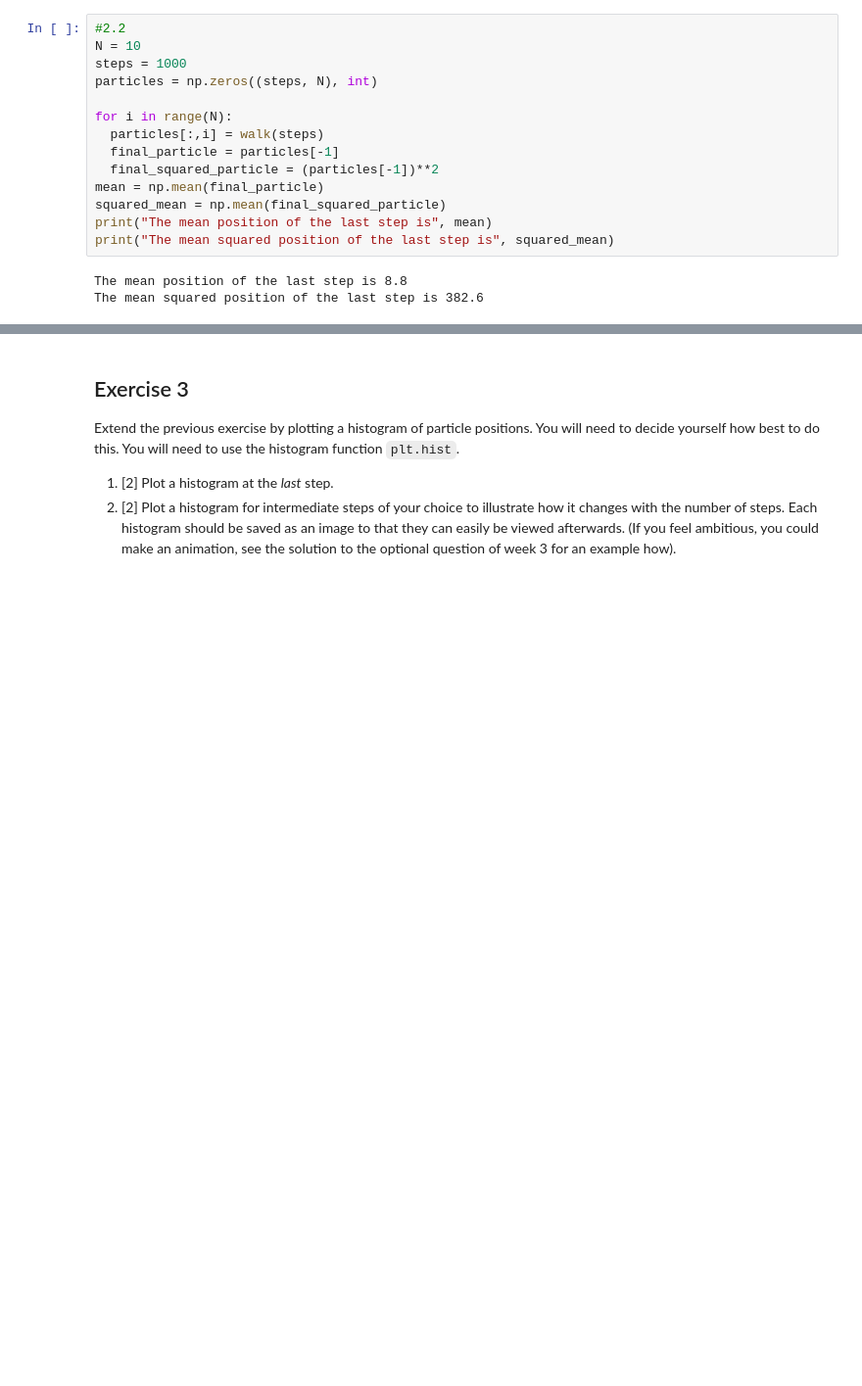
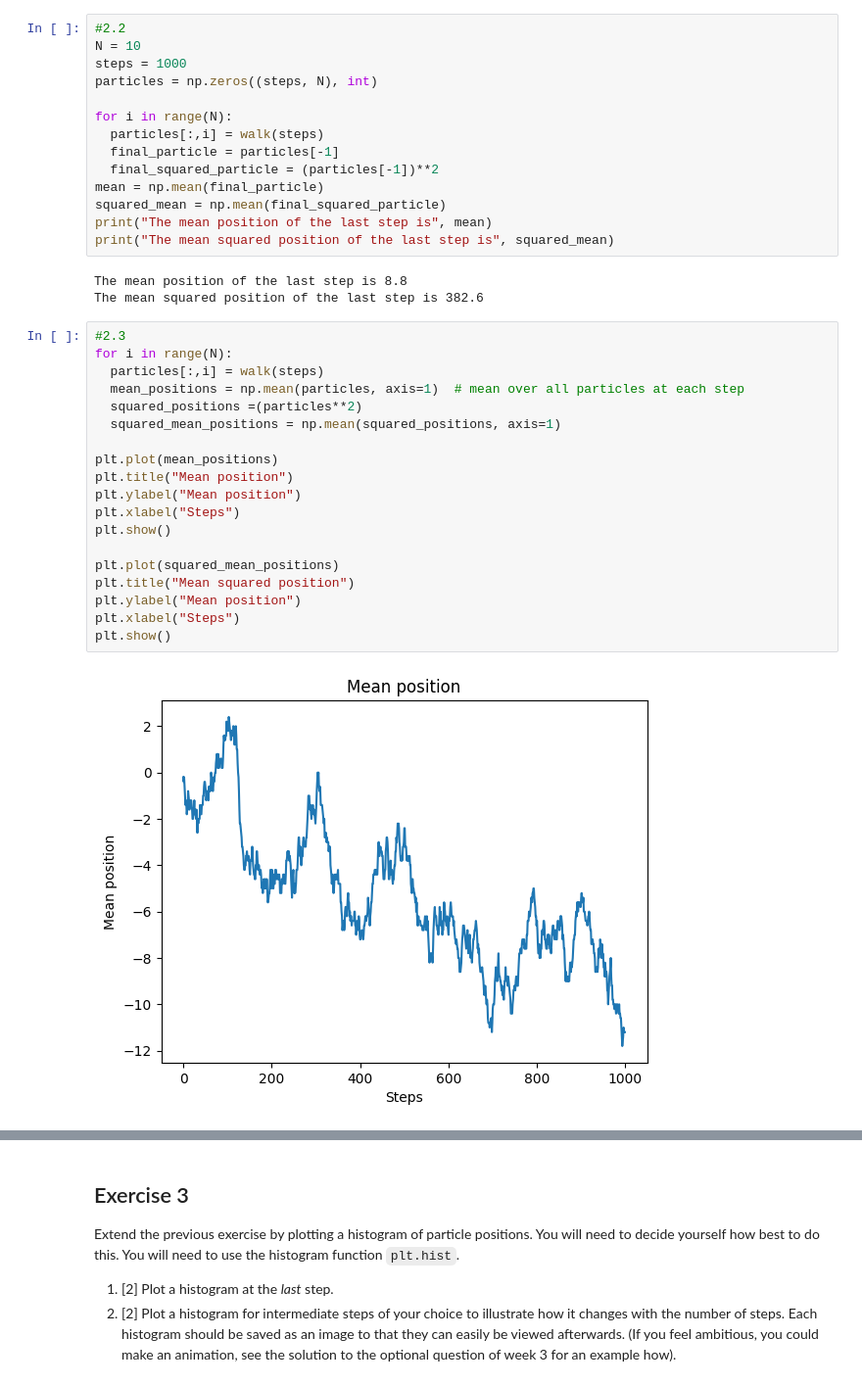
Before and after one commit to PX2145-2025/week-7-b-beckylorden, a Jupyter notebook: Random_walk.ipynb, the cells around one changed output, grey strips where cells are left out. Shown: that part at 98% size. Saved outputs shown, nothing was run; the diff lists cells and outputs as text; blank space fills up the shorter version.

```diff
--- a/Random_walk.ipynb
+++ b/Random_walk.ipynb
@@ -150,3 +150,24 @@ print("The mean squared position of the last step is", squared_mean)
 # %% [output]
 The mean position of the last step is 8.8
 The mean squared position of the last step is 382.6
+# %%
+#2.3
+for i in range(N):
+  particles[:,i] = walk(steps)
+  mean_positions = np.mean(particles, axis=1)  # mean over all particles at each step
+  squared_positions =(particles**2)
+  squared_mean_positions = np.mean(squared_positions, axis=1)
+
+plt.plot(mean_positions)
+plt.title("Mean position")
+plt.ylabel("Mean position")
+plt.xlabel("Steps")
+plt.show()
+
+plt.plot(squared_mean_positions)
+plt.title("Mean squared position")
+plt.ylabel("Mean position")
+plt.xlabel("Steps")
+plt.show()
+# %% [output]
+[figure, added]
```
Also changed, not shown: parts of 2 cells of this notebook.
